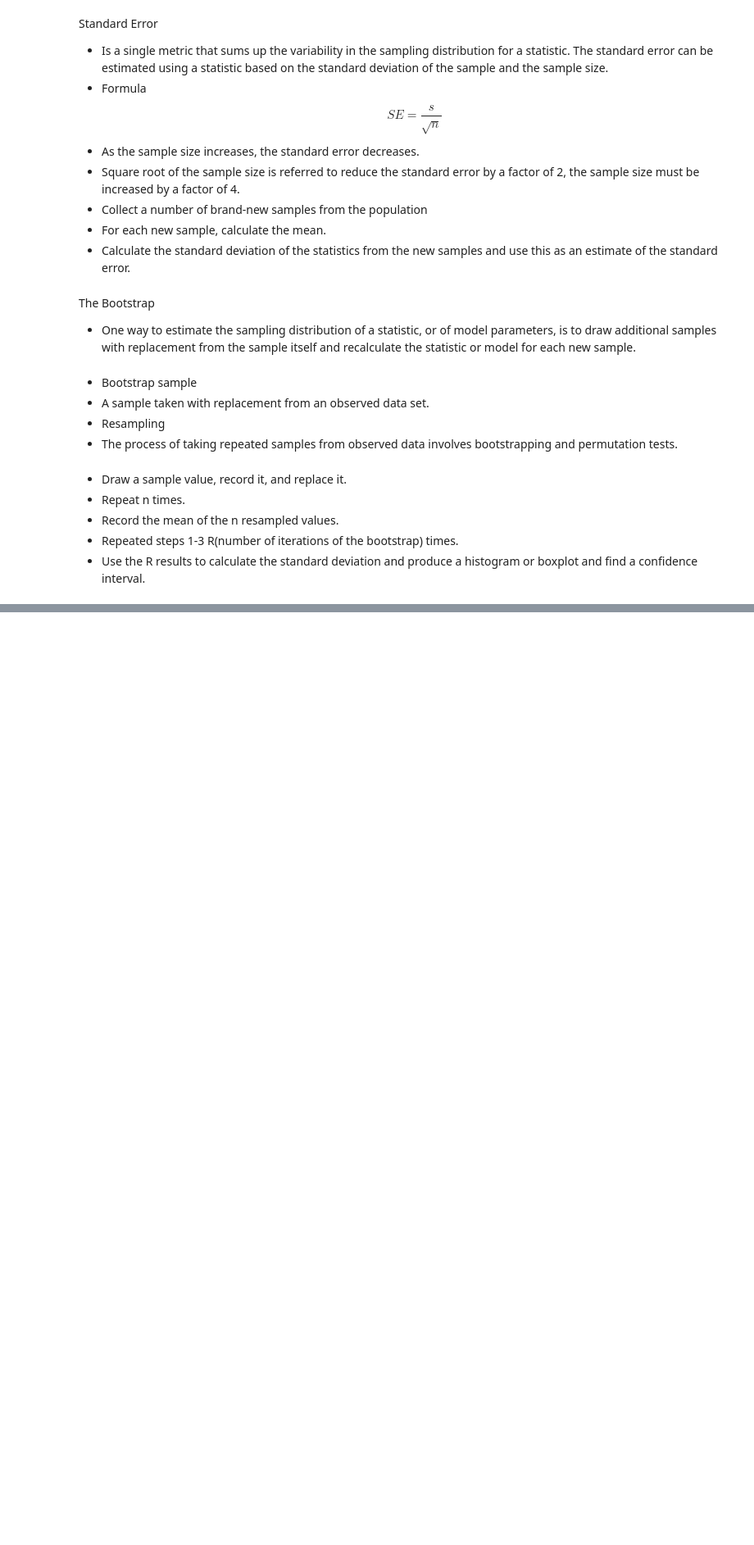
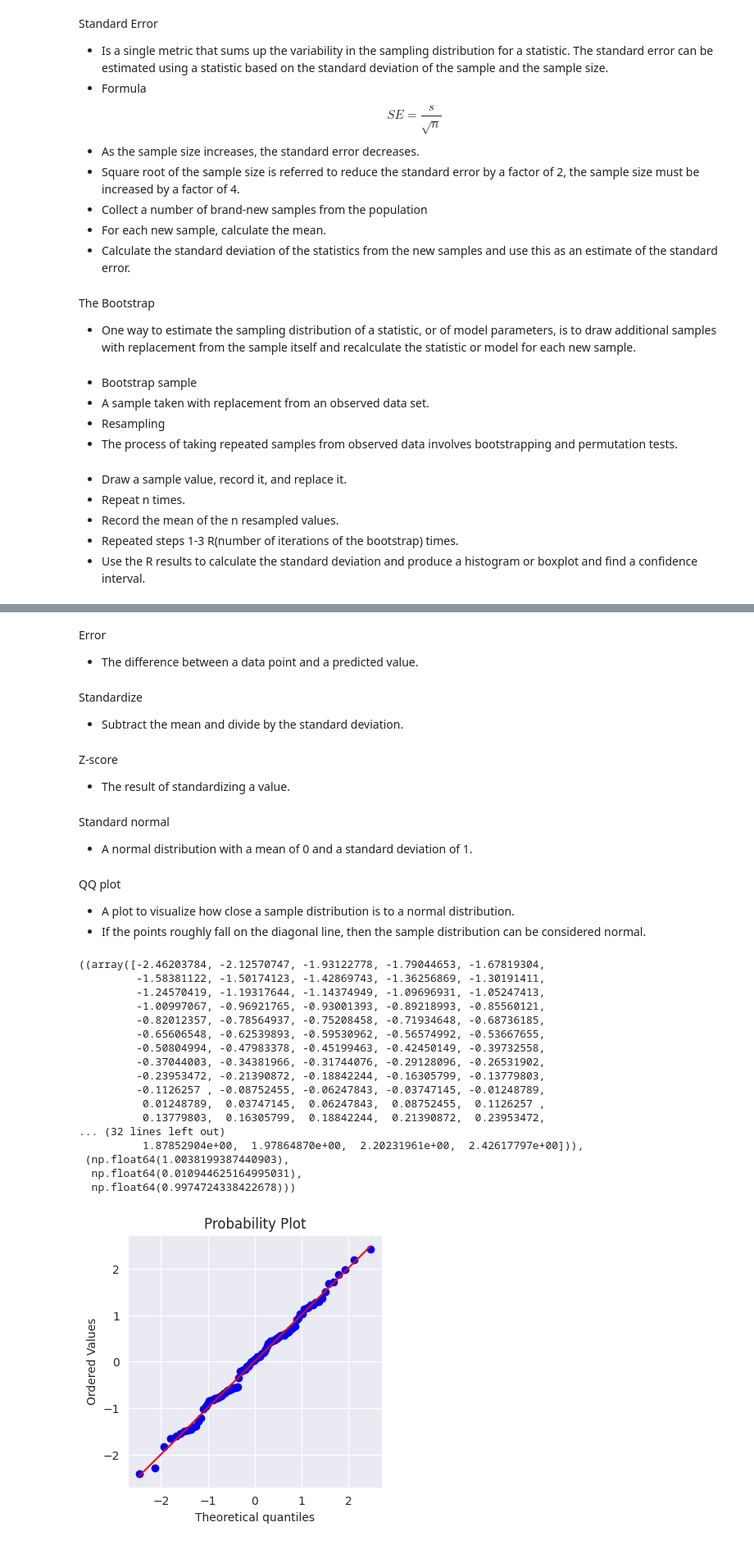
Before and after one commit to lucaspinheiro27/Statistics, a Jupyter notebook: Jupyter_notebooks/tiktok_accounts.ipynb, the cells around one changed output, grey strips where cells are left out. Shown at 82% size. Cells and saved outputs as stored; diff of their text form; code cells hidden in the pictures; blank space fills up the shorter version.

```diff
--- a/Jupyter_notebooks/tiktok_accounts.ipynb
+++ b/Jupyter_notebooks/tiktok_accounts.ipynb
@@ -202,0 +224,39 @@ std. error: 1485604.47652148
+# %% [markdown]
+Error
+* The difference between a data point and a predicted value.
+# %% [markdown]
+Standardize
+* Subtract the mean and divide by the standard deviation.
+# %% [markdown]
+Z-score
+* The result of standardizing a value.
+# %% [markdown]
+Standard normal
+* A normal distribution with a mean of 0 and a standard deviation of 1.
+# %% [markdown]
+QQ plot
+* A plot to visualize how close a sample distribution is to a normal distribution.
+* If the points roughly fall on the diagonal line, then the sample distribution can be considered normal.
+# %%
+fig, ax = plt.subplots(figsize=(4, 4))
+norm_sample = stats.norm.rvs(size=100)
+stats.probplot(norm_sample, plot=ax)
+# %% [output]
+((array([-2.46203784, -2.12570747, -1.93122778, -1.79044653, -1.67819304,
+         -1.58381122, -1.50174123, -1.42869743, -1.36256869, -1.30191411,
+         -1.24570419, -1.19317644, -1.14374949, -1.09696931, -1.05247413,
+         -1.00997067, -0.96921765, -0.93001393, -0.89218993, -0.85560121,
+         -0.82012357, -0.78564937, -0.75208458, -0.71934648, -0.68736185,
+         -0.65606548, -0.62539893, -0.59530962, -0.56574992, -0.53667655,
+         -0.50804994, -0.47983378, -0.45199463, -0.42450149, -0.39732558,
+         -0.37044003, -0.34381966, -0.31744076, -0.29128096, -0.26531902,
+         -0.23953472, -0.21390872, -0.18842244, -0.16305799, -0.13779803,
+         -0.1126257 , -0.08752455, -0.06247843, -0.03747145, -0.01248789,
+          0.01248789,  0.03747145,  0.06247843,  0.08752455,  0.1126257 ,
+          0.13779803,  0.16305799,  0.18842244,  0.21390872,  0.23953472,
+... (32 lines left out)
+          1.87852904e+00,  1.97864870e+00,  2.20231961e+00,  2.42617797e+00])),
+ (np.float64(1.0038199387440903),
+  np.float64(0.010944625164995031),
+  np.float64(0.9974724338422678)))
+[figure, added]
```
Also changed, not shown: parts of 15 cells of this notebook.
